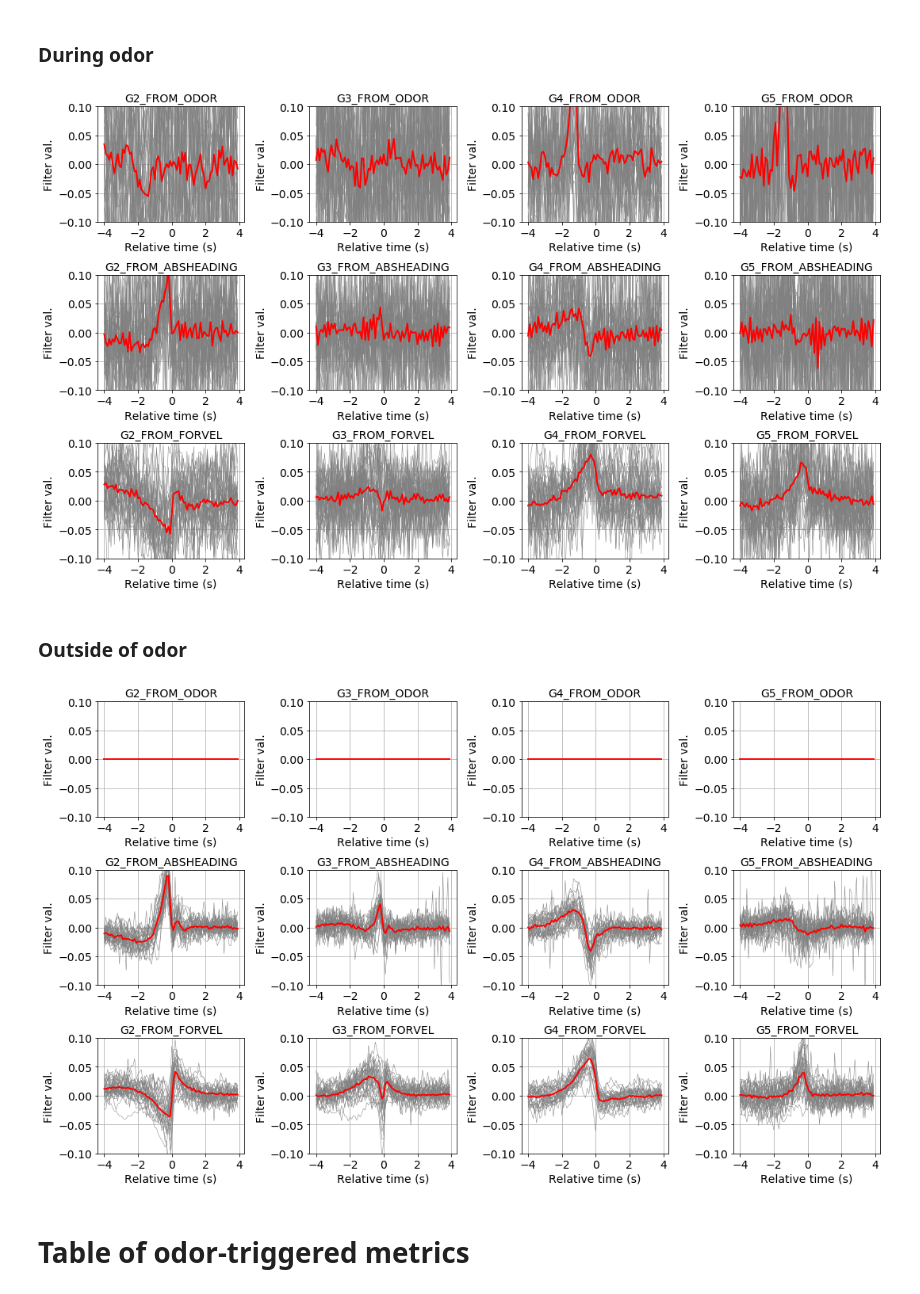
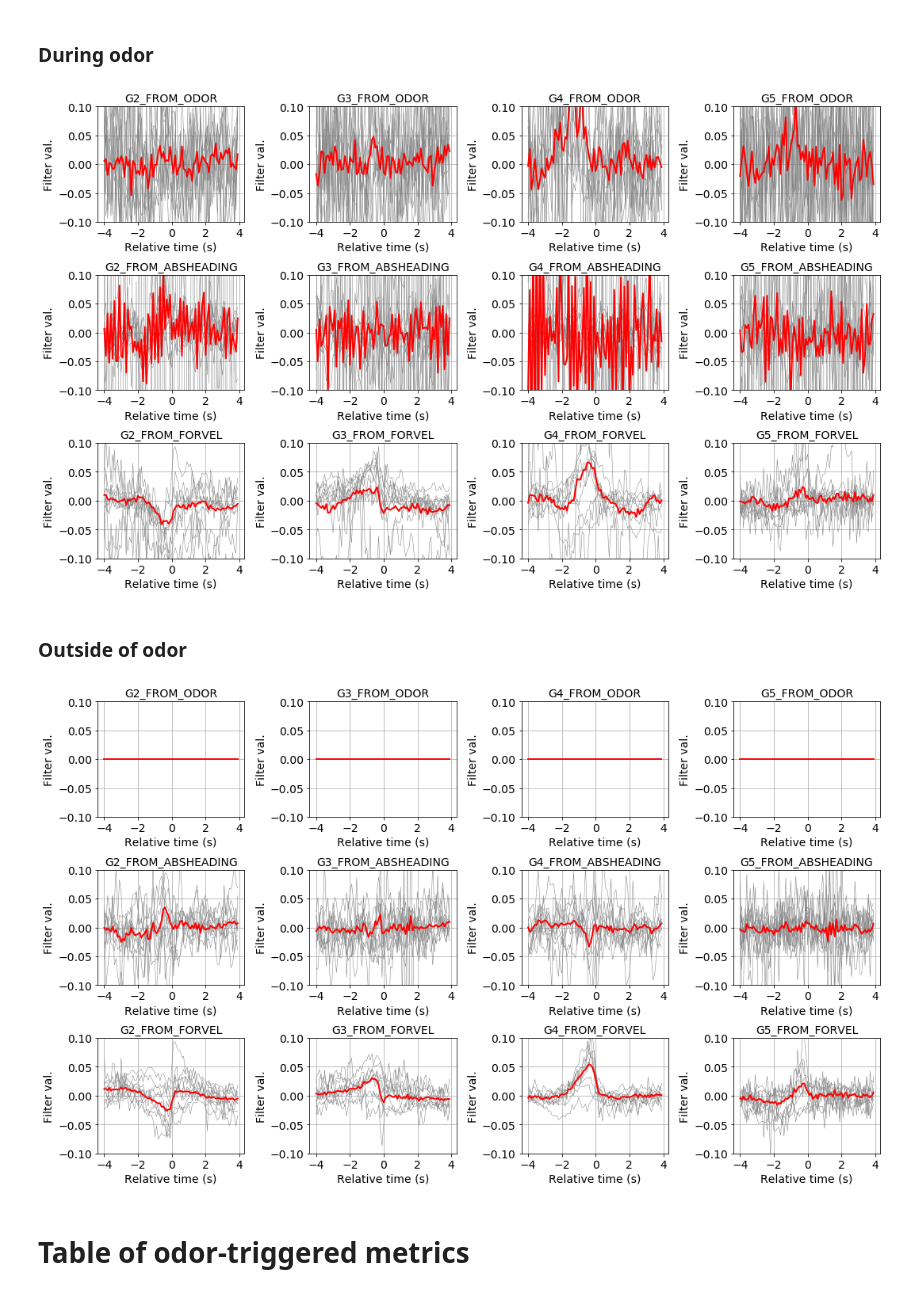
Before and after one commit to rkp8000/mushroom_mushroom, a Jupyter notebook: 3A_tracking.ipynb, the cells around one changed output. Cells and saved outputs as stored; diff of their text form; code cells hidden in the pictures.

```diff
--- a/3A_tracking.ipynb
+++ b/3A_tracking.ipynb
@@ -13,7 +13,9 @@ from lin_fit import fit_h
 
 
 # EXPT = 'CL_360_LOWFLOW_ACV'
-EXPT = 'CL_180_HighFlow_ACV'
+# EXPT = 'CL_180_HighFlow_ACV'
+# EXPT = 'CL_360_LOWFLOW_CO2'
+EXPT = 'CL_360_LOWFLOW_Fed'
 
 TARGS = ['G2', 'G3', 'G4', 'G5']
 SRCS = ['Odor', 'AbsHeading', 'ForVel']
@@ -142,7 +144,7 @@ mode = 'FULL'
 
 # plot filters
 y_lim = (-.1, .1)
-n_xmpls = 30
+n_xmpls = 30 if not EXPT == 'CL_360_LOWFLOW_Fed' else 10
 
 fig, axs = plt.subplots(len(SRCS), len(TARGS), figsize=(15, 3*len(SRCS)), tight_layout=True)
 
@@ -271,7 +273,7 @@ for ctl_offset in [0, -10, -20, -30]:
 ## Plot odor-triggered DANs
 # %%
 t_ota = np.arange(*T_WDW_OTA, DT)
-n_xmpls = 30
+n_xmpls = 30 if not EXPT == 'CL_360_LOWFLOW_Fed' else 10
 y_lims = [(0, 3), (-.5, 1)]
 
 fig, axs = plt.subplots(2, 4, figsize=(15, 7), tight_layout=True)
@@ -423,36 +425,36 @@ mode = 'ODOR'
 
 # plot filters
 y_lim = (-.1, .1)
-n_xmpls = 30
+n_xmpls = 30 if not EXPT == 'CL_360_LOWFLOW_Fed' else 10
 
 fig, axs = plt.subplots(len(SRCS), len(TARGS), figsize=(15, 3*len(SRCS)), tight_layout=True)
 
 for src, ax_row in zip(SRCS, axs):
     for targ, ax in zip(TARGS, ax_row):
         k = '{}_FROM_{}'.format(targ, src.upper())
 
         fn = '{}_FILTERS_{}_T_WDW_{}_{}_{}.csv'.format(EXPT, k, *T_WDW_TR, mode)
 
         df = pd.read_csv(os.path.join(SAVE_DIR, fn), index_col=0)
 
         # random trials
         ax.plot(t_h[TRUNCATE:-TRUNCATE], np.array(df.sample(n_xmpls)).T[2:], lw=0.5, color='gray')
 
         # mean
         ax.plot(t_h[TRUNCATE:-TRUNCATE], np.array(df.mean())[2:], lw=2, color='r')
 
         ax.set_ylim(y_lim)
 
         ax.set_xlabel('Relative time (s)')
         ax.set_ylabel('Filter val.')
         ax.set_title(k)
 
         ax.grid()
         set_font_size(ax, 14)
 
 fig.savefig(os.path.join(SAVE_DIR, '{}_FILTERS_T_WDW_{}_{}_{}.pdf'.format(EXPT, *T_WDW_TR, mode)))
 # %% [output]
-[figure, old version]
+[figure, new version]
 # %% [markdown]
 ### Outside of odor
 # %%
@@ -460,7 +462,7 @@ mode = 'NO_ODOR'
 
 # plot filters
 y_lim = (-.1, .1)
-n_xmpls = 30
+n_xmpls = 30 if not EXPT == 'CL_360_LOWFLOW_Fed' else 10
 
 fig, axs = plt.subplots(len(SRCS), len(TARGS), figsize=(15, 3*len(SRCS)), tight_layout=True)
 
@@ -489,7 +491,7 @@ for src, ax_row in zip(SRCS, axs):
 
 fig.savefig(os.path.join(SAVE_DIR, '{}_FILTERS_T_WDW_{}_{}_{}.pdf'.format(EXPT, *T_WDW_TR, mode)))
 # %% [output]
-[figure, old version]
+[figure, new version]
 # %% [markdown]
 # Table of odor-triggered metrics
 # %%
```
Also changed, not shown: parts of 4 cells of this notebook.
